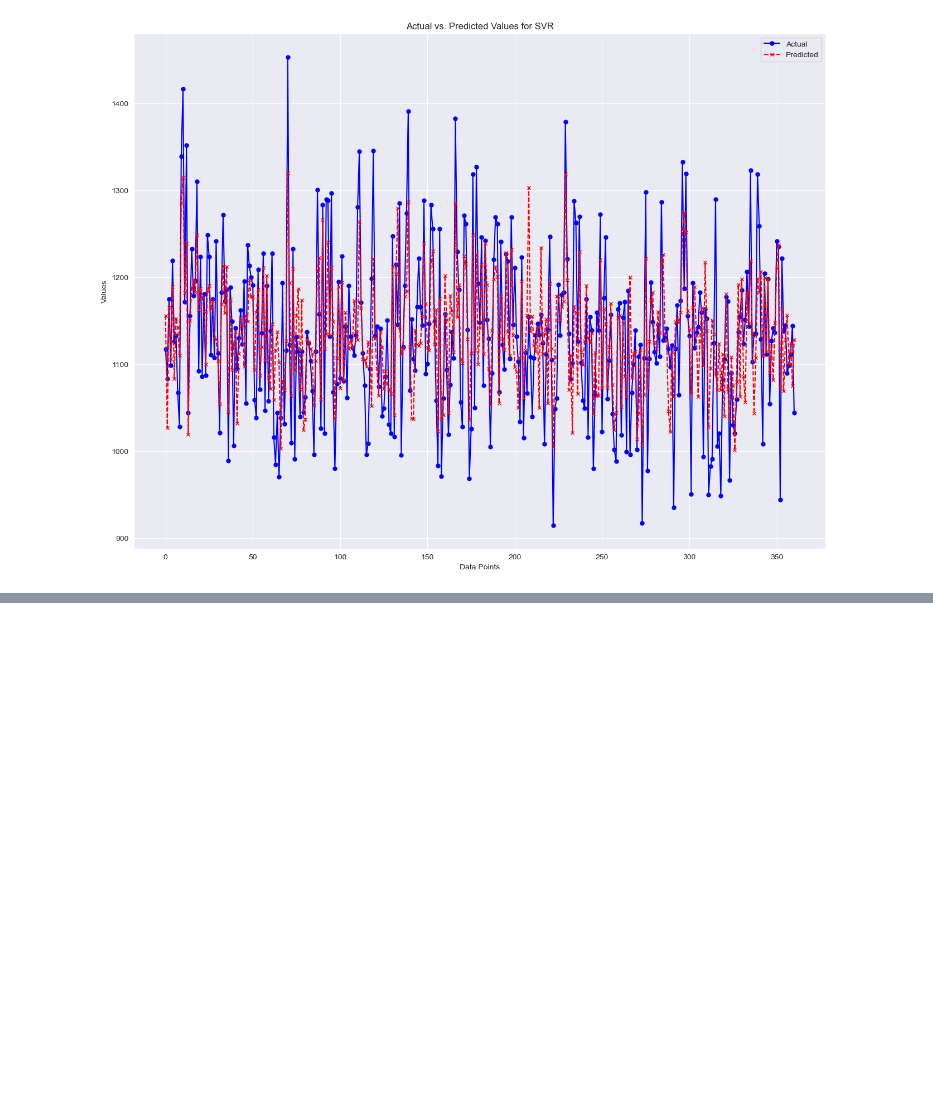
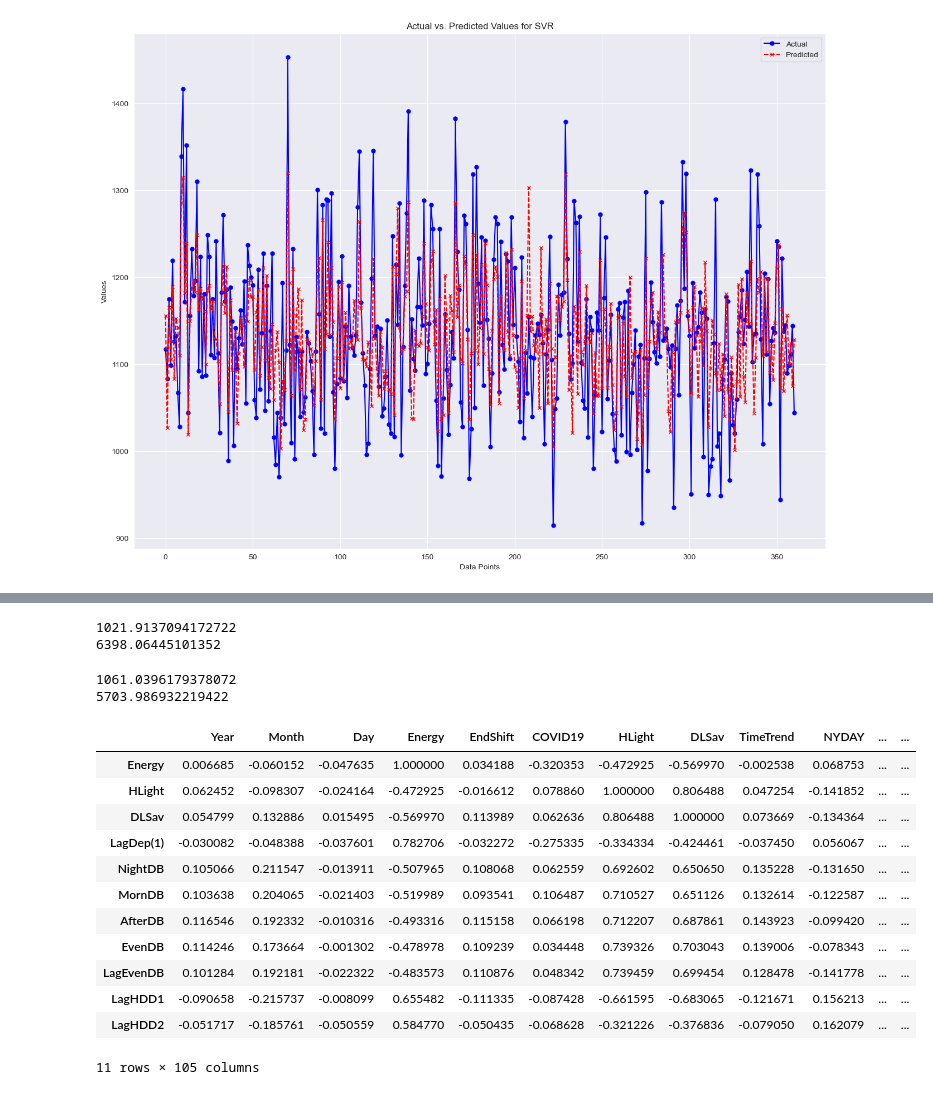
Before and after one commit to saraNgolestani/AESO, a Jupyter notebook: Demo.ipynb, the cells around one changed output, grey strips where cells are left out. Cells and saved outputs as stored; diff of their text form; code cells hidden in the pictures; blank space fills up the shorter version.

Commit message:
structure init

```diff
--- a/Demo.ipynb
+++ b/Demo.ipynb
@@ -243,0 +289,2 @@ plt.show()
+# %%
+wend_df = init_df[(init_df['Saturday'] == 1) | (init_df['Sunday'] == 1) | (init_df['Sun_Hol'] == 1)]
@@ -243,0 +413,28 @@ plt.show()
+# %%
+print(wend_cov_df.Energy.mean())
+print(wend_cov_df.Energy.var())
+# %% [output]
+1021.9137094172722
+6398.06445101352
+# %%
+print(wend_df.Energy.mean())
+print(wend_df.Energy.var())
+# %% [output]
+1061.0396179378072
+5703.986932219422
+# %%
+high_correlated_wend
+# %% [output]
+|  | Year | Month | Day | Energy | EndShift | COVID19 | HLight | DLSav | TimeTrend | NYDAY | ... | ... |
+| Energy | 0.006685 | -0.060152 | -0.047635 | 1.000000 | 0.034188 | -0.320353 | -0.472925 | -0.569970 | -0.002538 | 0.068753 | ... | ... |
+| HLight | 0.062452 | -0.098307 | -0.024164 | -0.472925 | -0.016612 | 0.078860 | 1.000000 | 0.806488 | 0.047254 | -0.141852 | ... | ... |
+| DLSav | 0.054799 | 0.132886 | 0.015495 | -0.569970 | 0.113989 | 0.062636 | 0.806488 | 1.000000 | 0.073669 | -0.134364 | ... | ... |
+| LagDep(1) | -0.030082 | -0.048388 | -0.037601 | 0.782706 | -0.032272 | -0.275335 | -0.334334 | -0.424461 | -0.037450 | 0.056067 | ... | ... |
+| NightDB | 0.105066 | 0.211547 | -0.013911 | -0.507965 | 0.108068 | 0.062559 | 0.692602 | 0.650650 | 0.135228 | -0.131650 | ... | ... |
+| MornDB | 0.103638 | 0.204065 | -0.021403 | -0.519989 | 0.093541 | 0.106487 | 0.710527 | 0.651126 | 0.132614 | -0.122587 | ... | ... |
+| AfterDB | 0.116546 | 0.192332 | -0.010316 | -0.493316 | 0.115158 | 0.066198 | 0.712207 | 0.687861 | 0.143923 | -0.099420 | ... | ... |
+| EvenDB | 0.114246 | 0.173664 | -0.001302 | -0.478978 | 0.109239 | 0.034448 | 0.739326 | 0.703043 | 0.139006 | -0.078343 | ... | ... |
+| LagEvenDB | 0.101284 | 0.192181 | -0.022322 | -0.483573 | 0.110876 | 0.048342 | 0.739459 | 0.699454 | 0.128478 | -0.141778 | ... | ... |
+| LagHDD1 | -0.090658 | -0.215737 | -0.008099 | 0.655482 | -0.111335 | -0.087428 | -0.661595 | -0.683065 | -0.121671 | 0.156213 | ... | ... |
+| LagHDD2 | -0.051717 | -0.185761 | -0.050559 | 0.584770 | -0.050435 | -0.068628 | -0.321226 | -0.376836 | -0.079050 | 0.162079 | ... | ... |
+11 rows × 105 columns
```
Also changed, not shown: parts of 26 cells of this notebook, 2 other files.
